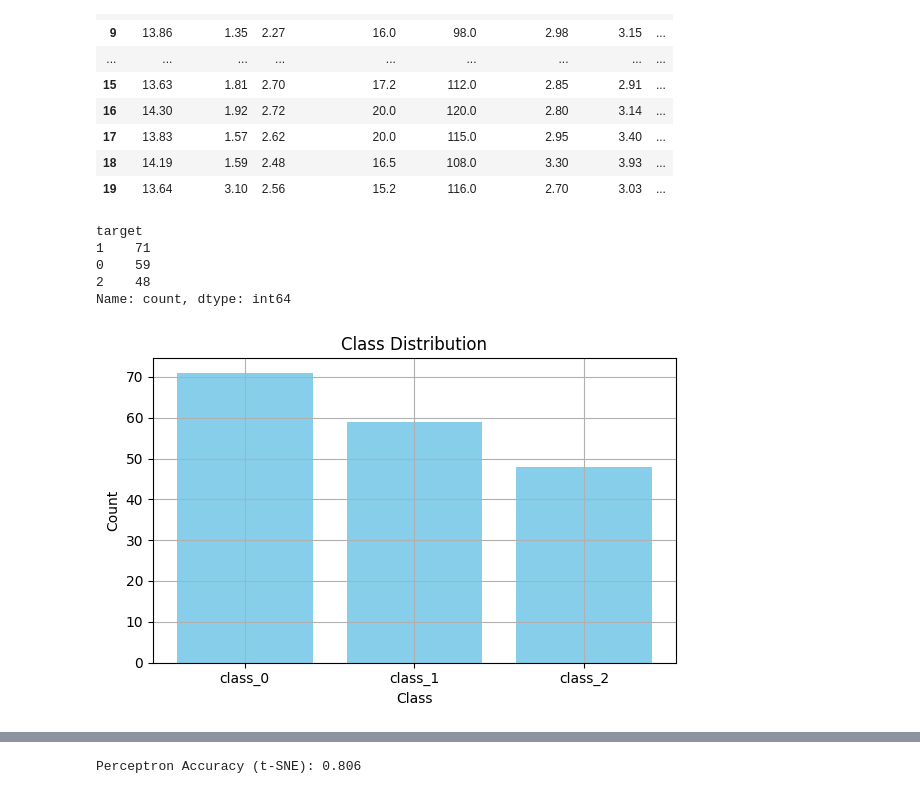
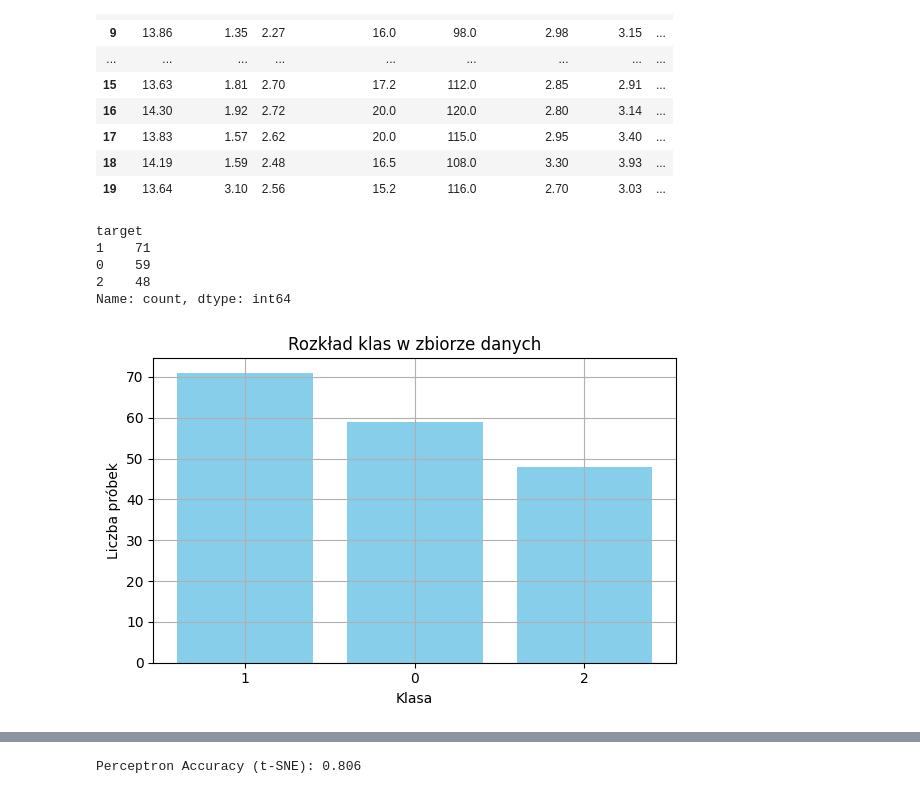
Before and after one commit to mgasiewicz14/ovr_classifier_implementation, a Jupyter notebook: project3.ipynb, the cells around one changed output, grey strips where cells are left out. Drawn from its saved outputs; the diff is of its cells as text; code cells hidden in the pictures.

```diff
--- a/project3.ipynb
+++ b/project3.ipynb
@@ -42,23 +42,23 @@ df.head(20)
 # %%
 class_counts = df['target'].value_counts()
 print(class_counts)
-class_labels = data.target_names
+class_labels = ['1', '0', '2']
 
 plt.figure(figsize=(6, 4))
 plt.bar(class_labels, class_counts, color='skyblue')
-plt.title('Class Distribution')
-plt.xlabel('Class')
-plt.ylabel('Count')
+plt.title('Rozkład klas w zbiorze danych')
+plt.xlabel('Klasa')
+plt.ylabel('Liczba próbek')
 plt.grid()
 plt.tight_layout()
 plt.show()
 # %% [output]
 target
 1    71
 0    59
 2    48
 Name: count, dtype: int64
-[figure, old version]
+[figure, new version]
 # %%
 X_train, X_test, y_train, y_test = train_test_split(X, y, test_size=0.2, random_state=42)
 
```
Also changed, not shown: parts of 5 cells of this notebook.
